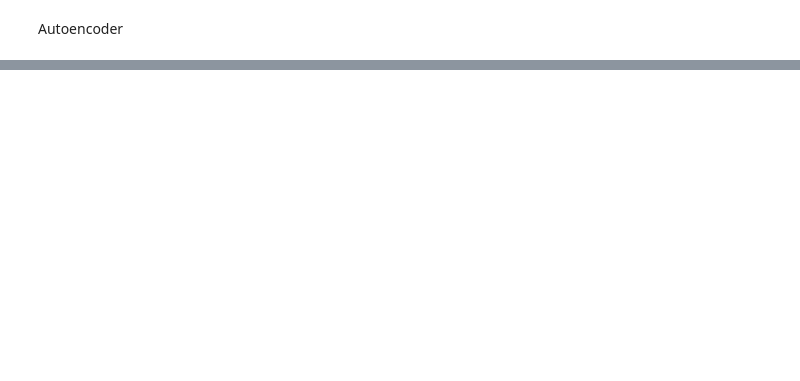
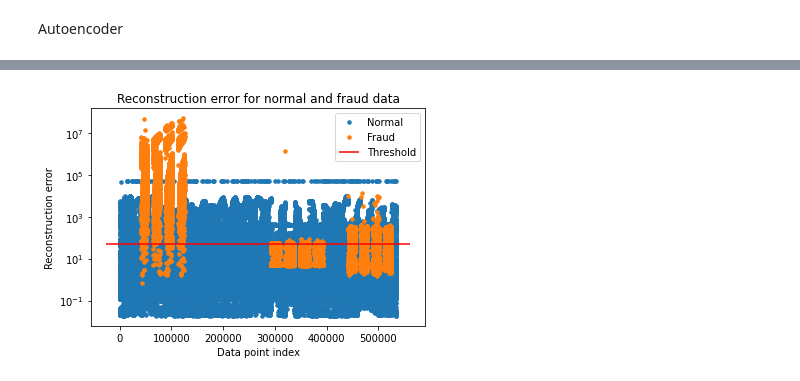
Before and after one commit to hampu5/ml-classify, a Jupyter notebook: ml_classify/ae-book.ipynb, the cells around one changed output, grey strips where cells are left out. Saved outputs shown, nothing was run; the diff lists cells and outputs as text; code cells hidden in the pictures; blank space fills up the shorter version.

```diff
--- a/ml_classify/ae-book.ipynb
+++ b/ml_classify/ae-book.ipynb
@@ -264,0 +215,20 @@ Threshold: 0.3931167811406787
+# %%
+X_test_pred = model.predict(X_test)
+mse = np.mean(np.power(X_test - X_test_pred, 2), axis=1)
+error_df = pd.DataFrame({'Reconstruction_error': mse, 'True_class': y_test})
+# %%
+threshold_fixed = 50
+groups = error_df.groupby('True_class')
+fig, ax = plt.subplots()
+for name, group in groups:
+    ax.plot(group.index, group.Reconstruction_error, marker='o', ms=3.5, linestyle='',
+            label= "Fraud" if name == 1 else "Normal")
+ax.hlines(threshold_fixed, ax.get_xlim()[0], ax.get_xlim()[1], colors="r", zorder=100, label='Threshold')
+ax.legend()
+ax.set_yscale('log')
+plt.title("Reconstruction error for normal and fraud data")
+plt.ylabel("Reconstruction error")
+plt.xlabel("Data point index")
+plt.show()
+# %% [output]
+[figure, added]
```
Also changed, not shown: parts of 13 cells of this notebook, 6 other files.
